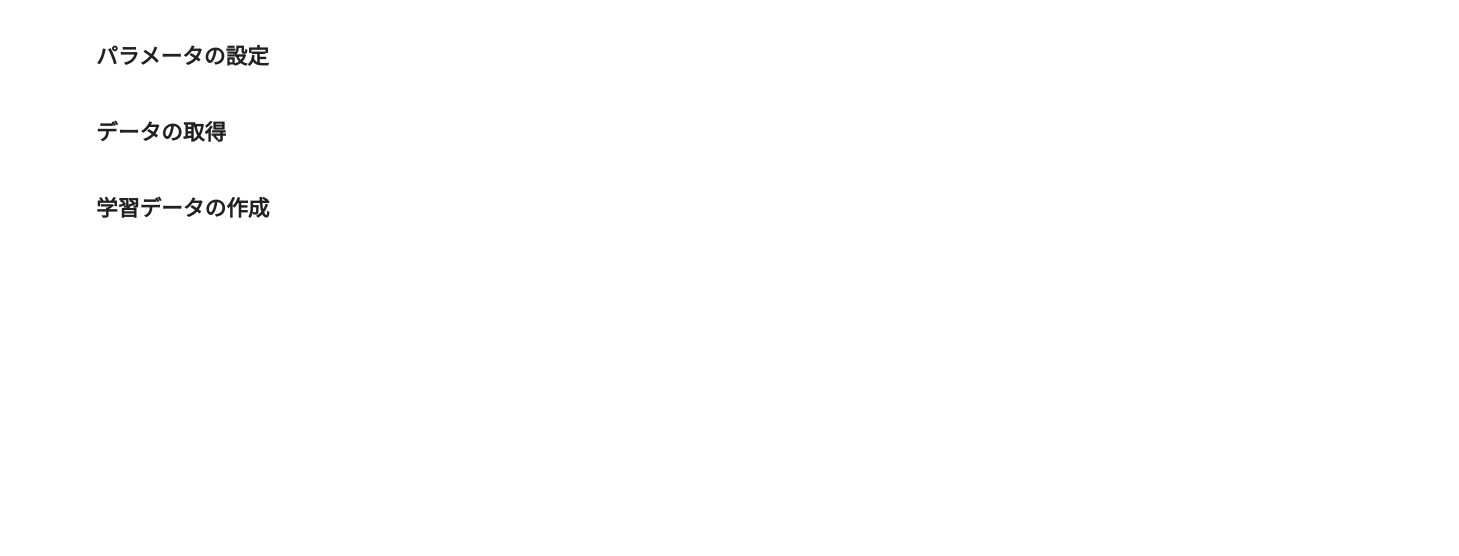
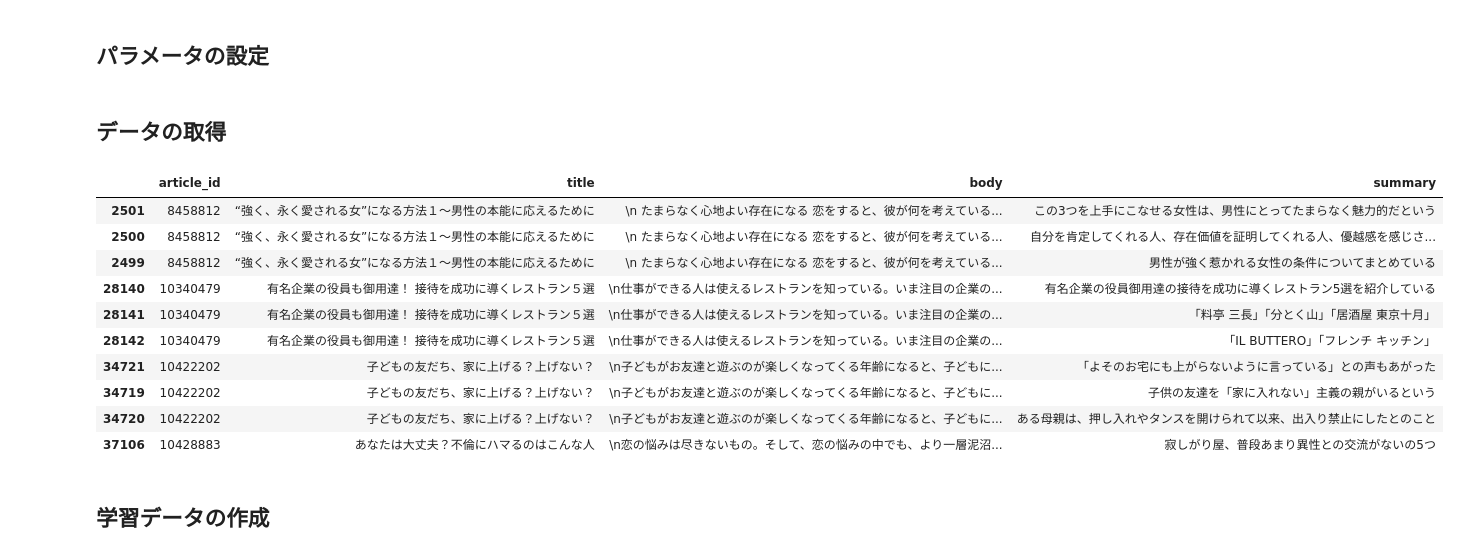
Before and after one commit to dskomei/document_summarization, a Jupyter notebook: 日本語要約生成モデルの構築.ipynb, the cells around one changed output. Saved outputs shown, nothing was run; the diff lists cells and outputs as text; code cells hidden in the pictures; blank space fills up the shorter version.

```diff
--- a/日本語要約生成モデルの構築.ipynb
+++ b/日本語要約生成モデルの構築.ipynb
@@ -92,4 +94,4 @@ import settings
 %autoreload 2
 pd.set_option('max_rows', 1000)
 pd.set_option('max_columns', 1000)
-pd.set_option('max_colwidth', 300)
+pd.set_option('max_colwidth', 100)
@@ -102,6 +107,24 @@ data_dir_path = Path('data')
 # %%
 body_data = pd.read_csv(data_dir_path.joinpath('body_data.csv'))
 summary_data = pd.read_csv(data_dir_path.joinpath('summary_data.csv'))
+# %%
+pd.merge(
+    body_data.query('text.notnull()', engine='python').rename(columns={'text': 'body'}),
+    summary_data.rename(columns={'text': 'summary'}),
+    on='article_id', how='inner'
+).sort_values('article_id').head(10)
+# %% [output]
+|  | article_id | title | body | summary |
+| 2501 | 8458812 | “強く、永く愛される女”になる方法１〜男性の本能に応えるために | \n たまらなく心地よい存在になる 恋をすると、彼が何を考えている... | この3つを上手にこなせる女性は、男性にとってたまらなく魅力的だという |
+| 2500 | 8458812 | “強く、永く愛される女”になる方法１〜男性の本能に応えるために | \n たまらなく心地よい存在になる 恋をすると、彼が何を考えている... | 自分を肯定してくれる人、存在価値を証明してくれる人、優越感を感じさ... |
+| 2499 | 8458812 | “強く、永く愛される女”になる方法１〜男性の本能に応えるために | \n たまらなく心地よい存在になる 恋をすると、彼が何を考えている... | 男性が強く惹かれる女性の条件についてまとめている |
+| 28140 | 10340479 | 有名企業の役員も御用達！ 接待を成功に導くレストラン５選 | \n仕事ができる人は使えるレストランを知っている。いま注目の企業の... | 有名企業の役員御用達の接待を成功に導くレストラン5選を紹介している |
+| 28141 | 10340479 | 有名企業の役員も御用達！ 接待を成功に導くレストラン５選 | \n仕事ができる人は使えるレストランを知っている。いま注目の企業の... | 「料亭 三長」「分とく山」「居酒屋 東京十月」 |
+| 28142 | 10340479 | 有名企業の役員も御用達！ 接待を成功に導くレストラン５選 | \n仕事ができる人は使えるレストランを知っている。いま注目の企業の... | 「IL BUTTERO」「フレンチ キッチン」 |
+| 34721 | 10422202 | 子どもの友だち、家に上げる？上げない？ | \n子どもがお友達と遊ぶのが楽しくなってくる年齢になると、子どもに... | 「よそのお宅にも上がらないように言っている」との声もあがった |
+| 34719 | 10422202 | 子どもの友だち、家に上げる？上げない？ | \n子どもがお友達と遊ぶのが楽しくなってくる年齢になると、子どもに... | 子供の友達を「家に入れない」主義の親がいるという |
+| 34720 | 10422202 | 子どもの友だち、家に上げる？上げない？ | \n子どもがお友達と遊ぶのが楽しくなってくる年齢になると、子どもに... | ある母親は、押し入れやタンスを開けられて以来、出入り禁止にしたとのこと |
+| 37106 | 10428883 | あなたは大丈夫？不倫にハマるのはこんな人 | \n恋の悩みは尽きないもの。そして、恋の悩みの中でも、より一層泥沼... | 寂しがり屋、普段あまり異性との交流がないの5つ |
 # %% [markdown]
 ## 学習データの作成
 # %% [markdown]
```
Also changed, not shown: parts of 12 cells of this notebook.
